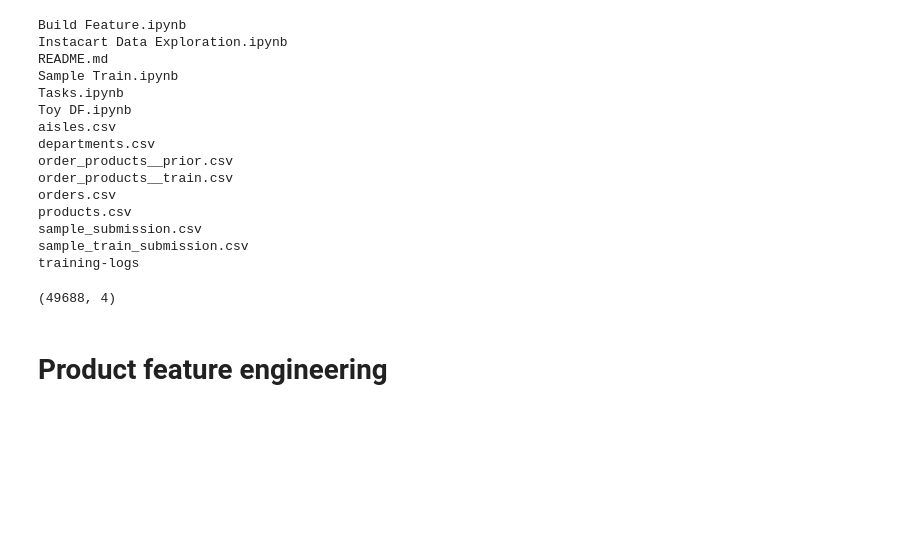
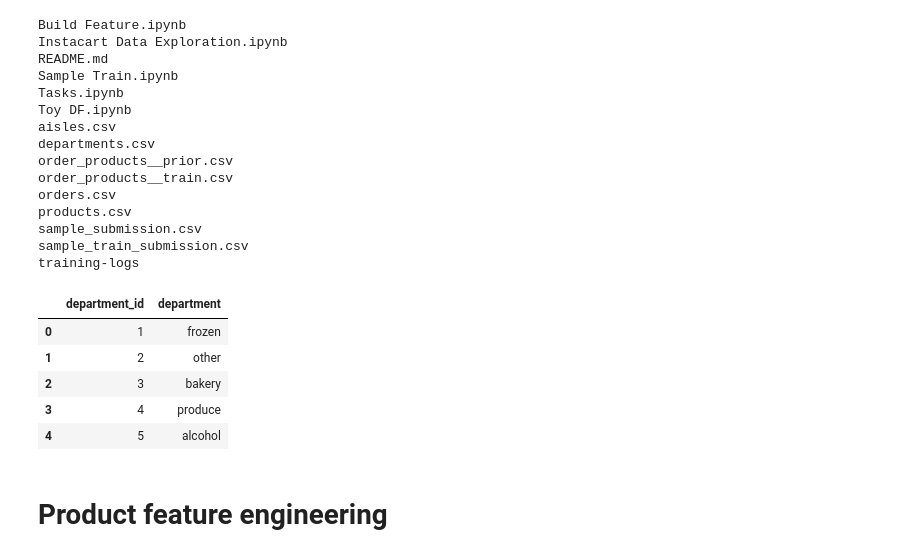
Before and after one commit to kylinorange/kaggle-instacart, a Jupyter notebook: Build Feature.ipynb, the cells around one changed output. Saved outputs shown, nothing was run; the diff lists cells and outputs as text; code cells hidden in the pictures; blank space fills up the shorter version.

```diff
--- a/Build Feature.ipynb
+++ b/Build Feature.ipynb
@@ -140,10 +140,15 @@ def ka_add_groupby_features_n_vs_1(df, group_columns_list, target_columns_list,
 # %%
 path_data = "/Users/jiayou/Dropbox/珺珺的程序/Kaggle/Instacart/"
 priors, train, orders, products, aisles, departments, sample_submission = load_data(path_data)
-# %%
-products.shape
-# %% [output]
-(49688, 4)
+# %%
+departments.head()
+# %% [output]
+|  | department_id | department |
+| 0 | 1 | frozen |
+| 1 | 2 | other |
+| 2 | 3 | bakery |
+| 3 | 4 | produce |
+| 4 | 5 | alcohol |
 # %% [markdown]
 # Product feature engineering
 # %%
```
Also changed, not shown: 1 other file.
